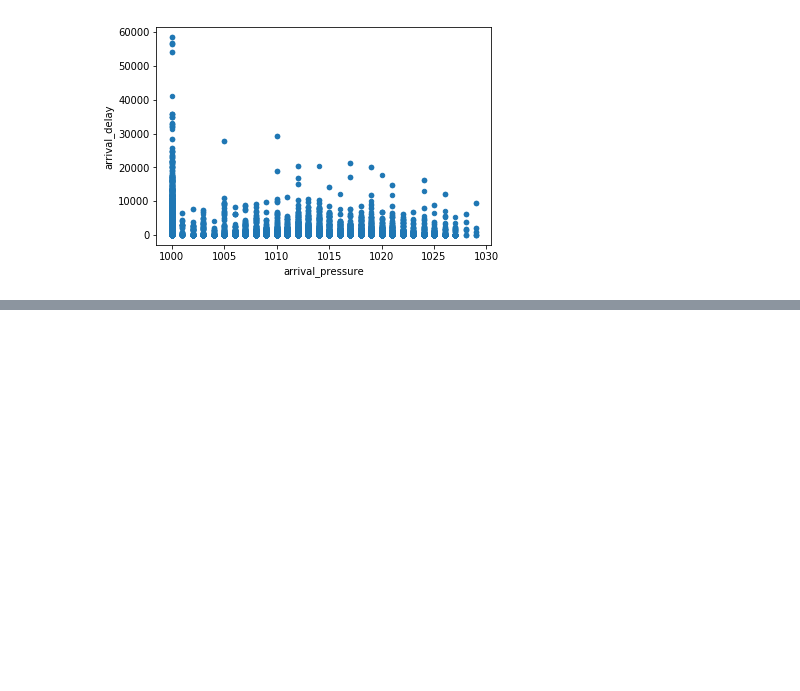
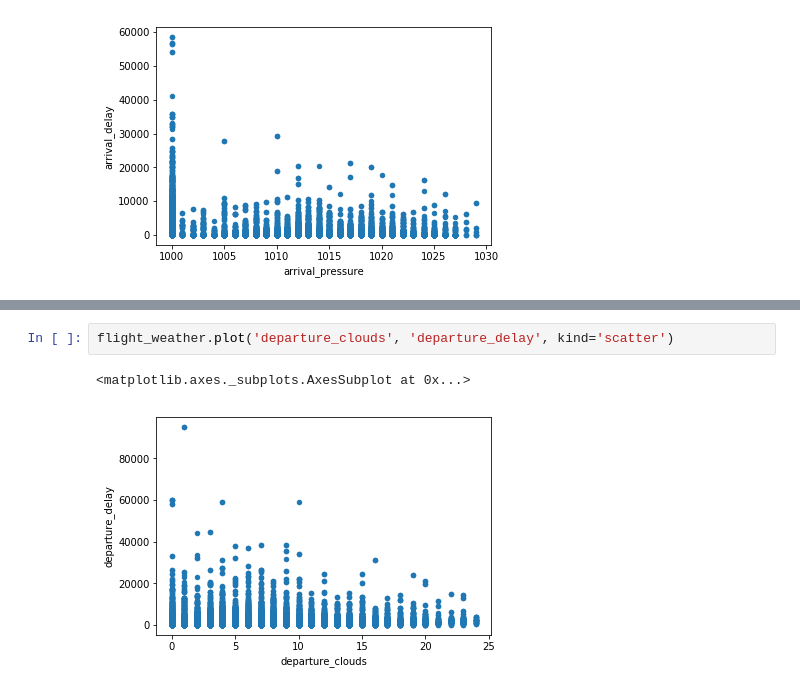
Before and after one commit to dermot-cochran/Interview_data, a Jupyter notebook: Case Study.ipynb, the cells around one changed output, grey strips where cells are left out. Drawn from its saved outputs; the diff is of its cells as text; blank space fills up the shorter version.

```diff
--- a/Case Study.ipynb
+++ b/Case Study.ipynb
@@ -703,0 +786,5 @@ flight_weather.plot('arrival_pressure', 'arrival_delay', kind='scatter')
+# %%
+flight_weather.plot('departure_clouds', 'departure_delay', kind='scatter')
+# %% [output]
+<matplotlib.axes._subplots.AxesSubplot at 0x...>
+[figure, added]
```
Also changed, not shown: parts of 15 cells of this notebook.
